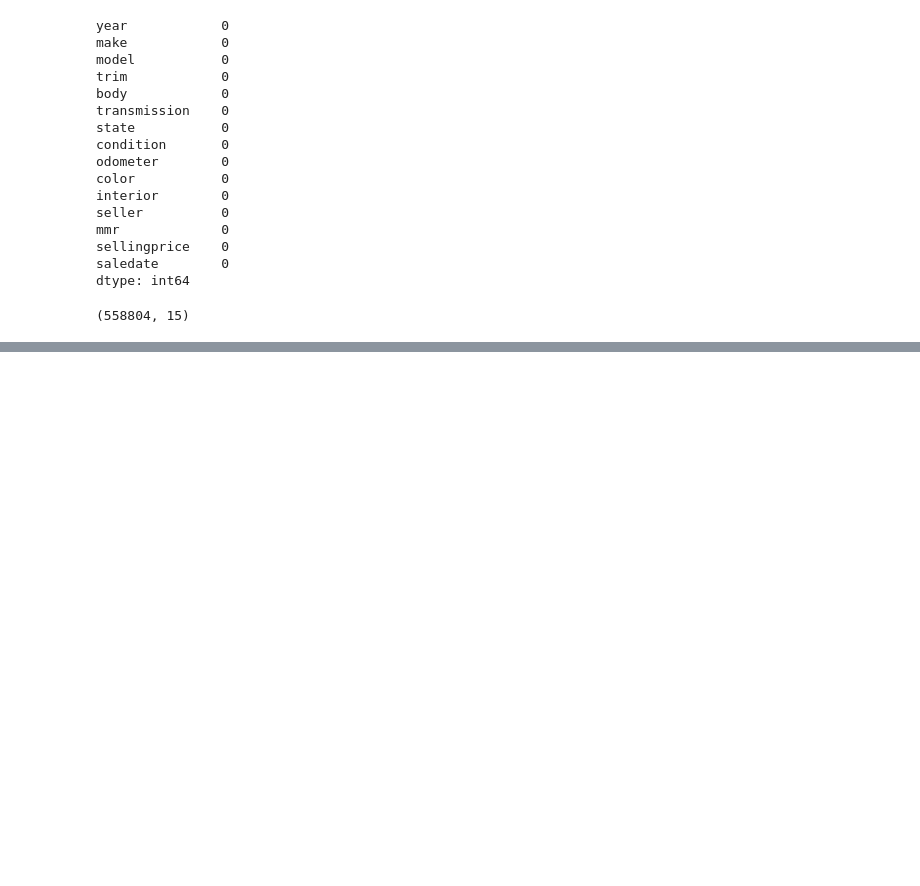
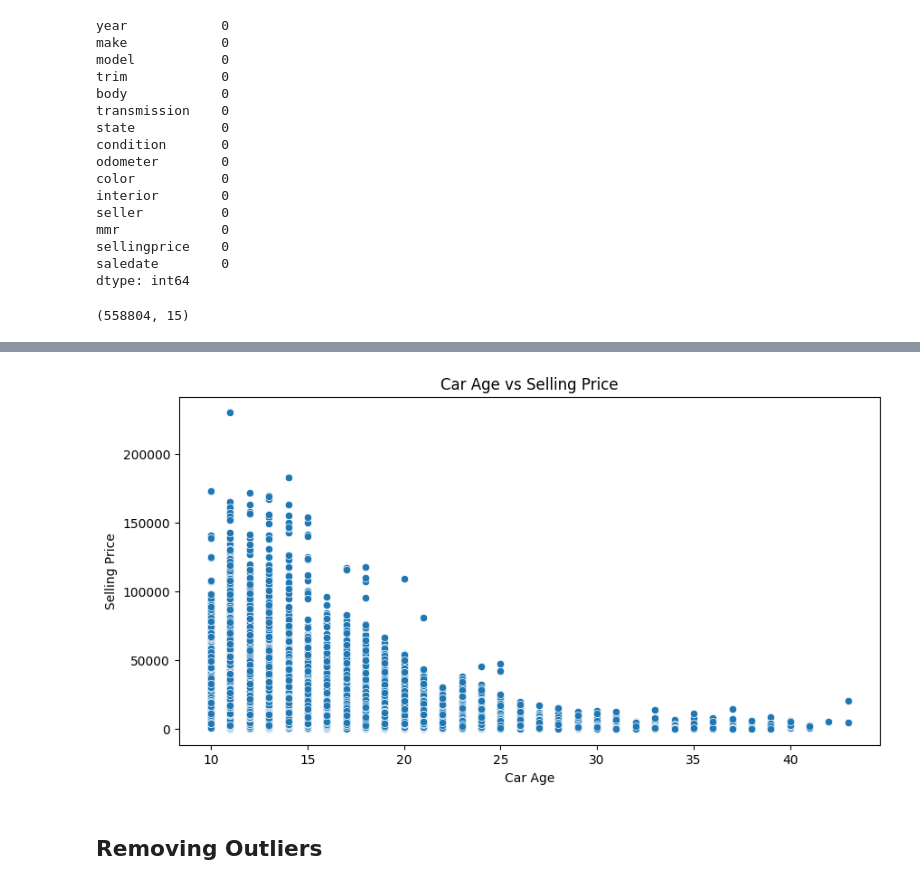
Before and after one commit to dheerajsaini11/ecommerce-data-analysis, a Jupyter notebook: notebooks/eda.ipynb, the cells around one changed output, grey strips where cells are left out. Drawn from its saved outputs; the diff is of its cells as text; code cells hidden in the pictures; blank space fills up the shorter version.

```diff
--- a/notebooks/eda.ipynb
+++ b/notebooks/eda.ipynb
@@ -144,0 +160,17 @@ df_clean.to_csv("../data/processed/clean_data.csv", index=False)
+# %%
+import matplotlib.pyplot as plt
+import seaborn as sns
+
+plt.figure(figsize=(10,5))
+sns.scatterplot(x='car_age', y='sellingprice', data=df)
+
+plt.title("Car Age vs Selling Price")
+plt.xlabel("Car Age")
+plt.ylabel("Selling Price")
+
+plt.savefig("../outputs/charts/car_age_vs_price.png")
+plt.show()
+# %% [output]
+[figure, added]
+# %% [markdown]
+## Removing Outliers
```
Also changed, not shown: parts of 3 cells of this notebook, 3 other files.
